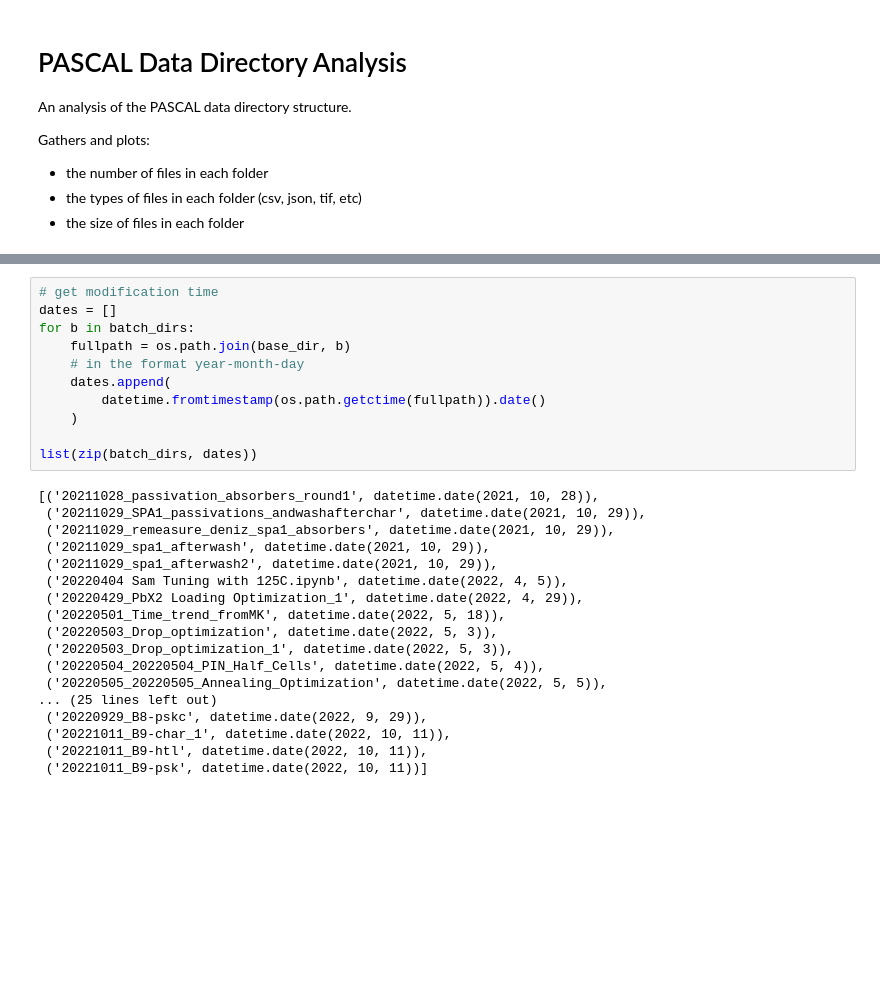
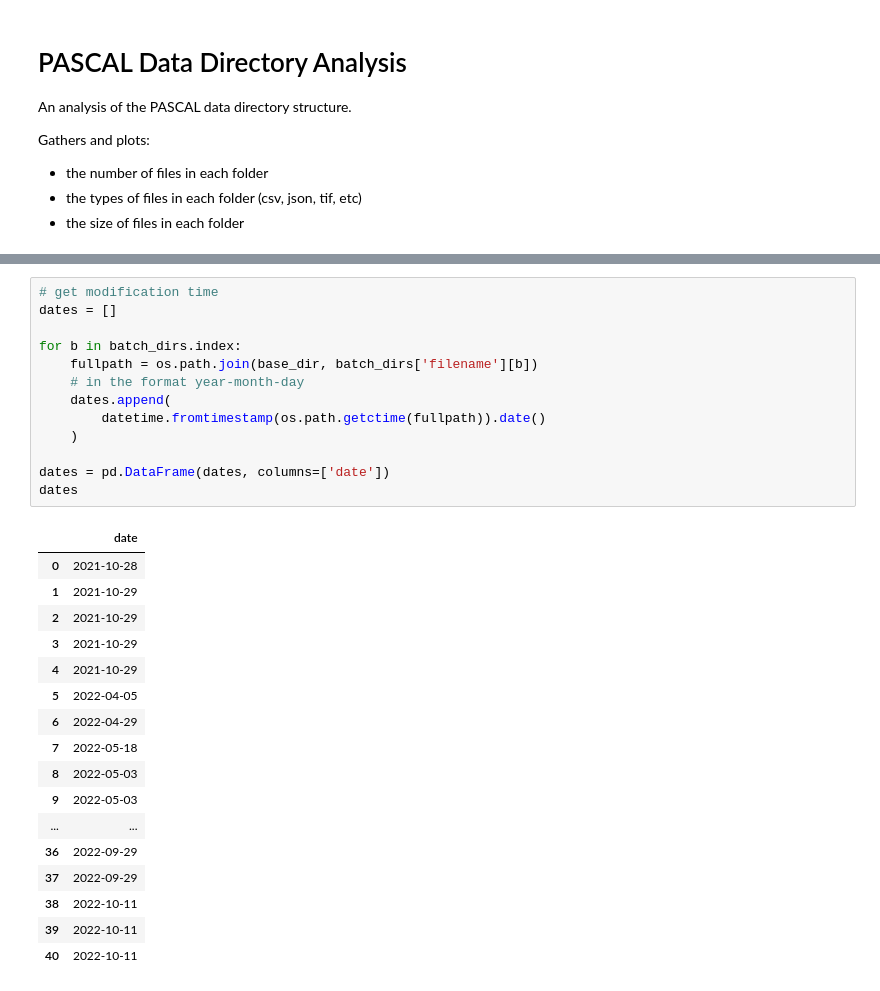
Before and after one commit to fenning-research-group/PASCAL_TrainView, a Jupyter notebook: directory_analysis.ipynb, the cells around one changed output, grey strips where cells are left out. Drawn from its saved outputs; the diff is of its cells as text; blank space fills up the shorter version.

```diff
--- a/directory_analysis.ipynb
+++ b/directory_analysis.ipynb
@@ -40,32 +42,34 @@ batch_dirs
 # %%
 # get modification time
 dates = []
-for b in batch_dirs:
-    fullpath = os.path.join(base_dir, b)
+
+for b in batch_dirs.index:
+    fullpath = os.path.join(base_dir, batch_dirs['filename'][b])
     # in the format year-month-day
     dates.append(
         datetime.fromtimestamp(os.path.getctime(fullpath)).date()
     )
 
-list(zip(batch_dirs, dates))
+dates = pd.DataFrame(dates, columns=['date'])
+dates
 # %% [output]
-[('20211028_passivation_absorbers_round1', datetime.date(2021, 10, 28)),
- ('20211029_SPA1_passivations_andwashafterchar', datetime.date(2021, 10, 29)),
- ('20211029_remeasure_deniz_spa1_absorbers', datetime.date(2021, 10, 29)),
- ('20211029_spa1_afterwash', datetime.date(2021, 10, 29)),
- ('20211029_spa1_afterwash2', datetime.date(2021, 10, 29)),
- ('20220404 Sam Tuning with 125C.ipynb', datetime.date(2022, 4, 5)),
- ('20220429_PbX2 Loading Optimization_1', datetime.date(2022, 4, 29)),
- ('20220501_Time_trend_fromMK', datetime.date(2022, 5, 18)),
- ('20220503_Drop_optimization', datetime.date(2022, 5, 3)),
- ('20220503_Drop_optimization_1', datetime.date(2022, 5, 3)),
- ('20220504_20220504_PIN_Half_Cells', datetime.date(2022, 5, 4)),
- ('20220505_20220505_Annealing_Optimization', datetime.date(2022, 5, 5)),
-... (25 lines left out)
- ('20220929_B8-pskc', datetime.date(2022, 9, 29)),
- ('20221011_B9-char_1', datetime.date(2022, 10, 11)),
- ('20221011_B9-htl', datetime.date(2022, 10, 11)),
- ('20221011_B9-psk', datetime.date(2022, 10, 11))]
+|  | date |
+| 0 | 2021-10-28 |
+| 1 | 2021-10-29 |
+| 2 | 2021-10-29 |
+| 3 | 2021-10-29 |
+| 4 | 2021-10-29 |
+| 5 | 2022-04-05 |
+| 6 | 2022-04-29 |
+| 7 | 2022-05-18 |
+| 8 | 2022-05-03 |
+| 9 | 2022-05-03 |
+| ... | ... |
+| 36 | 2022-09-29 |
+| 37 | 2022-09-29 |
+| 38 | 2022-10-11 |
+| 39 | 2022-10-11 |
+| 40 | 2022-10-11 |
 # %%
 import matplotlib.dates as mdates
 # plot the dates of batches
```
Also changed, not shown: parts of 3 cells of this notebook.
